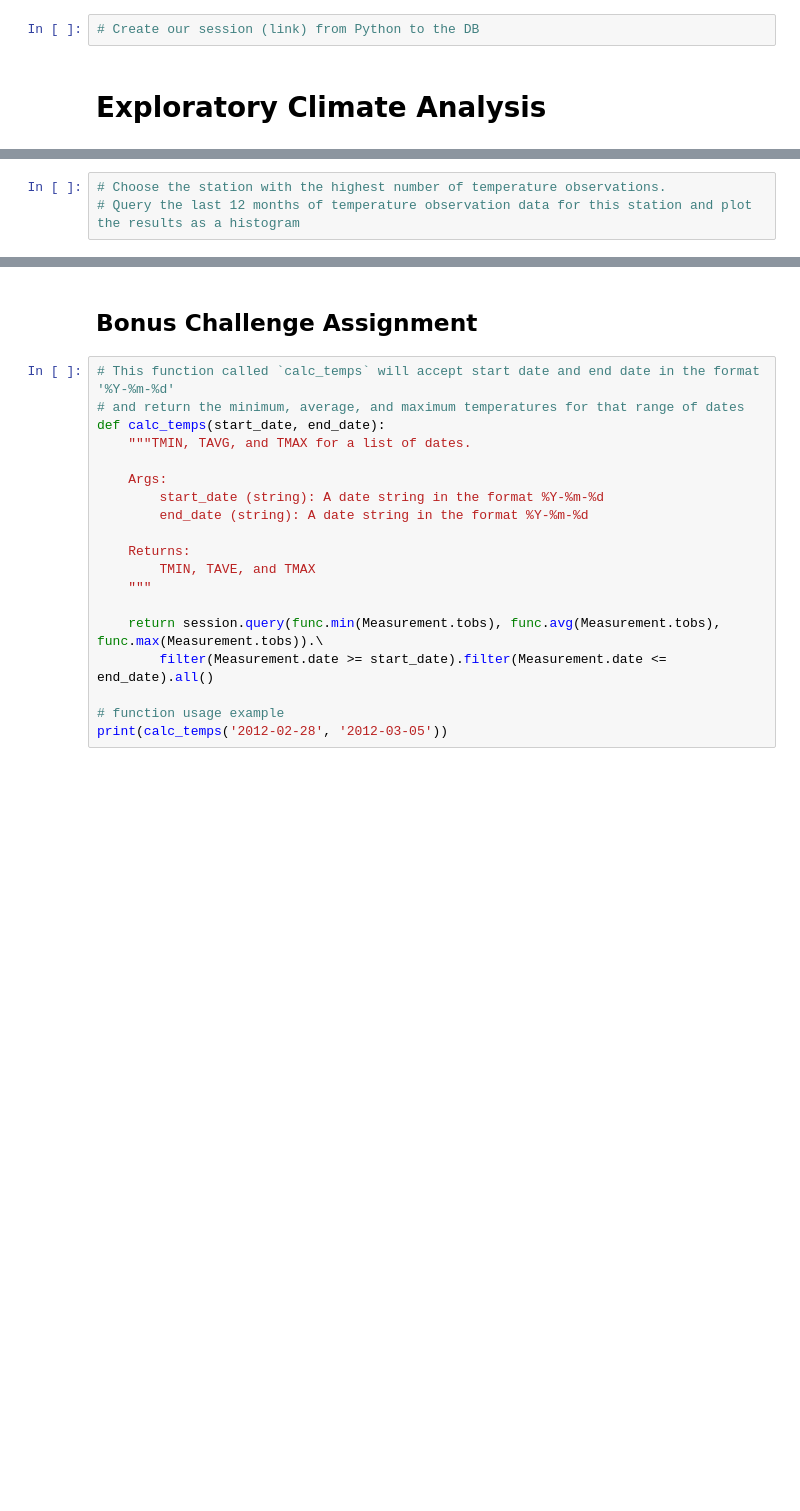
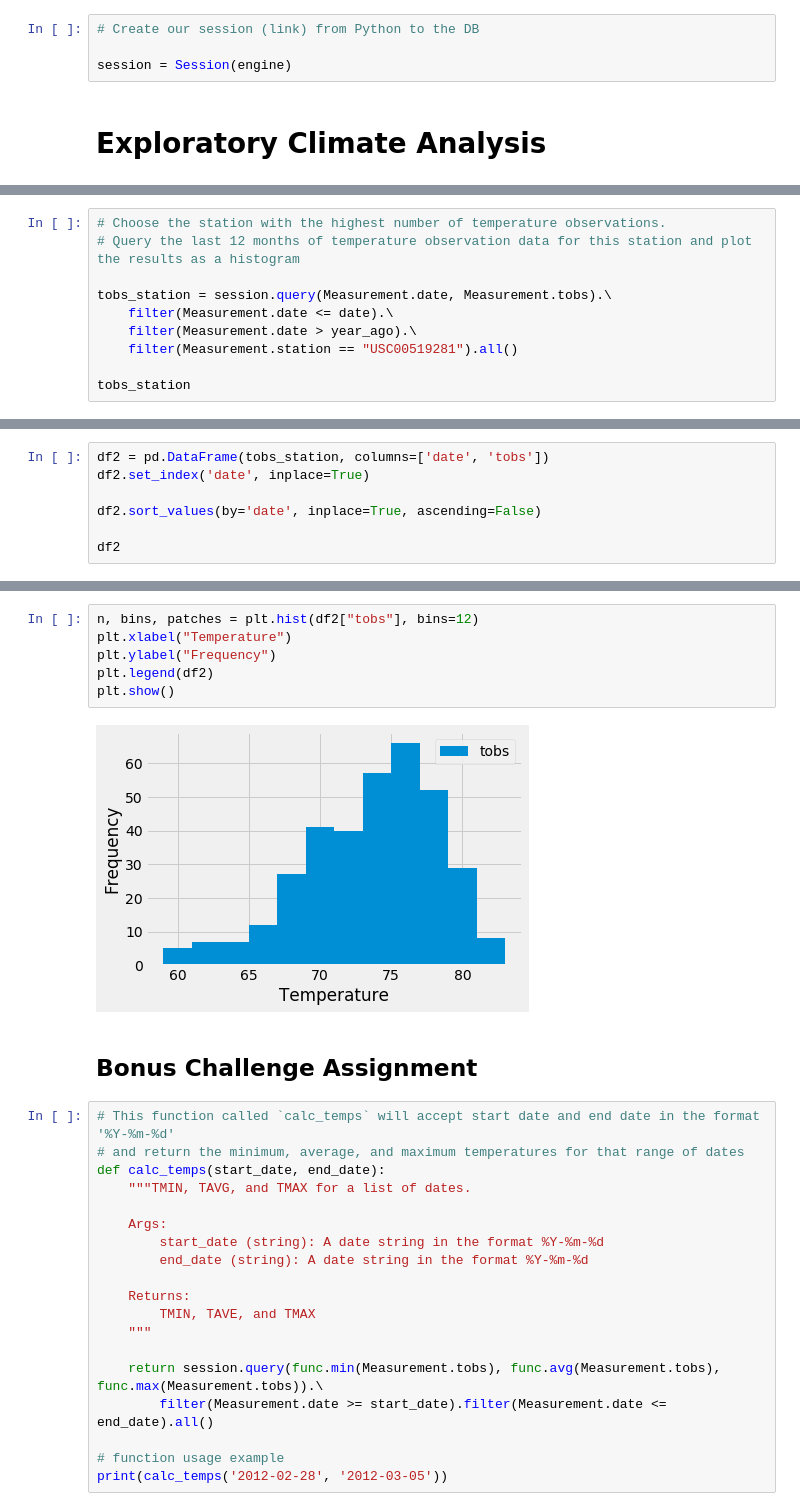
Before and after one commit to trt38/sqlalchemy-challenge, a Jupyter notebook: climate_starter.ipynb, the cells around one changed output, grey strips where cells are left out. Drawn from its saved outputs; the diff is of its cells as text; blank space fills up the shorter version.

```diff
--- a/climate_starter.ipynb
+++ b/climate_starter.ipynb
@@ -36,4 +40,6 @@ Base.classes.keys()
 # %%
 # Create our session (link) from Python to the DB
+
+session = Session(engine)
 # %% [markdown]
 # Exploratory Climate Analysis
@@ -62,3 +228,10 @@ Base.classes.keys()
 # %%
 # Choose the station with the highest number of temperature observations.
 # Query the last 12 months of temperature observation data for this station and plot the results as a histogram
+
+tobs_station = session.query(Measurement.date, Measurement.tobs).\
+    filter(Measurement.date <= date).\
+    filter(Measurement.date > year_ago).\
+    filter(Measurement.station == "USC00519281").all()
+
+tobs_station
@@ -64,0 +256,7 @@ Base.classes.keys()
+# %%
+df2 = pd.DataFrame(tobs_station, columns=['date', 'tobs'])
+df2.set_index('date', inplace=True)
+
+df2.sort_values(by='date', inplace=True, ascending=False)
+
+df2
@@ -65,3 +278,11 @@ Base.classes.keys()
+# %%
+n, bins, patches = plt.hist(df2["tobs"], bins=12)
+plt.xlabel("Temperature")
+plt.ylabel("Frequency")
+plt.legend(df2)
+plt.show()
+# %% [output]
+[figure, added]
 # %% [markdown]
 ## Bonus Challenge Assignment
 # %%
```
Also changed, not shown: parts of 20 cells of this notebook, 1 other file.
